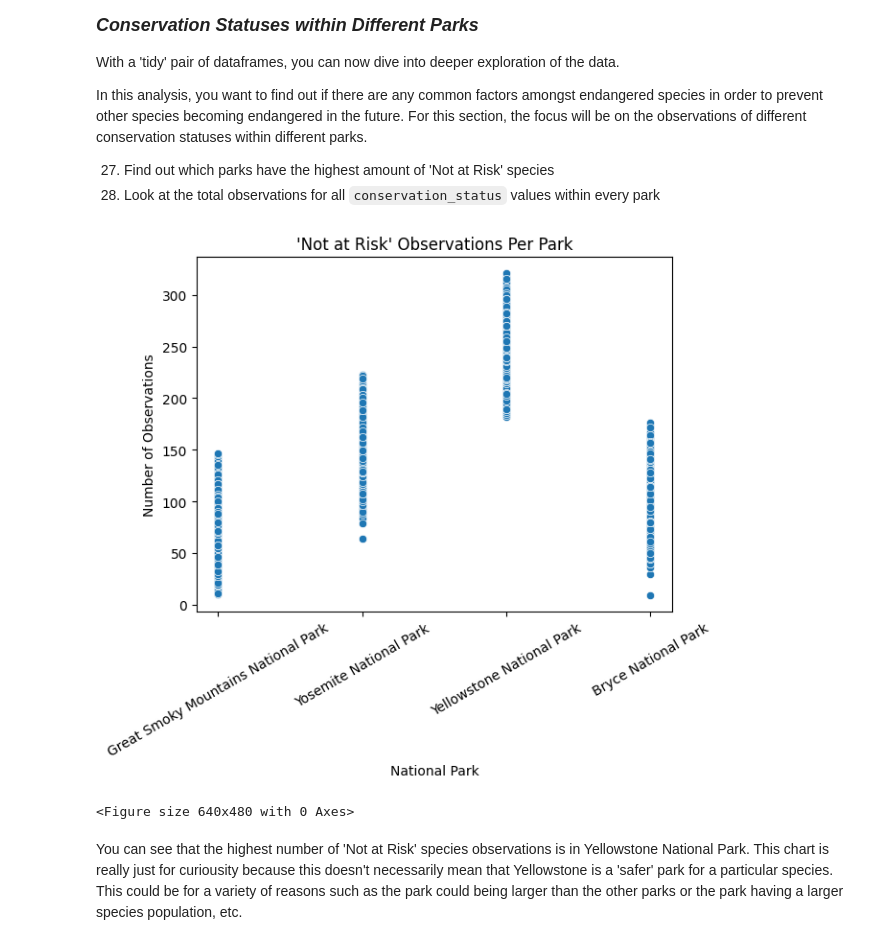
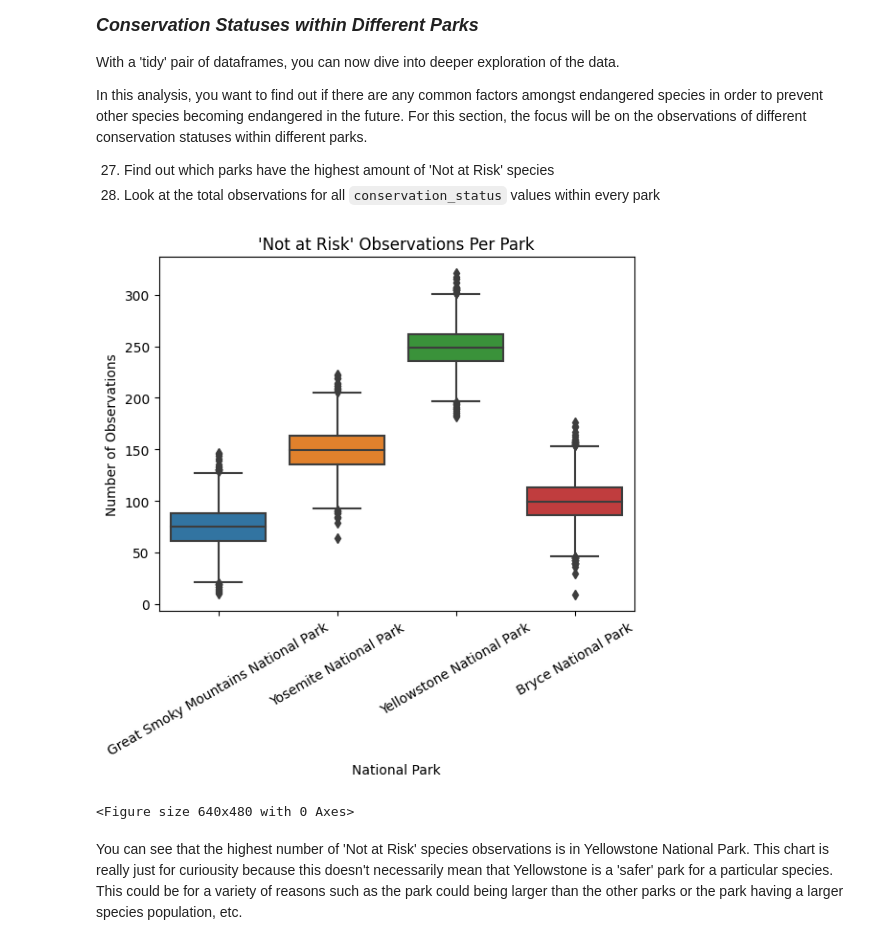
Before and after one commit to bsandma1/Biodiversity_Analysis, a Jupyter notebook: Biodiversity_Analysis.ipynb, the cells around one changed output. Saved outputs shown, nothing was run; the diff lists cells and outputs as text; code cells hidden in the pictures.

```diff
--- a/Biodiversity_Analysis.ipynb
+++ b/Biodiversity_Analysis.ipynb
@@ -572,17 +572,17 @@ not_at_risk = parks_species[parks_species.conservation_status == 'Not at Risk']
 # %%
 # 27
 
-sns.scatterplot(data=not_at_risk, x='park_name', y='observations')
+sns.boxplot(data=not_at_risk, x='park_name', y='observations')
 ax = plt.subplot()
 ax.set_xticks(range(len(not_at_risk.park_name.unique())))
 ax.set_xticklabels(not_at_risk.park_name.unique(), rotation=30)
 plt.title('\'Not at Risk\' Observations Per Park')
 plt.xlabel('National Park')
 plt.ylabel('Number of Observations')
 plt.show()
 plt.clf()
 # %% [output]
-[figure, old version]
+[figure, new version]
 <Figure size 640x480 with 0 Axes>
 # %% [markdown]
 You can see that the highest number of 'Not at Risk' species observations is in Yellowstone National Park.  This chart is really just for curiousity because this doesn't necessarily mean that Yellowstone is a 'safer' park for a particular species.  This could be for a variety of reasons such as the park could being larger than the other parks or the park having a larger species population, etc.
```
Also changed, not shown: parts of 25 cells of this notebook.
